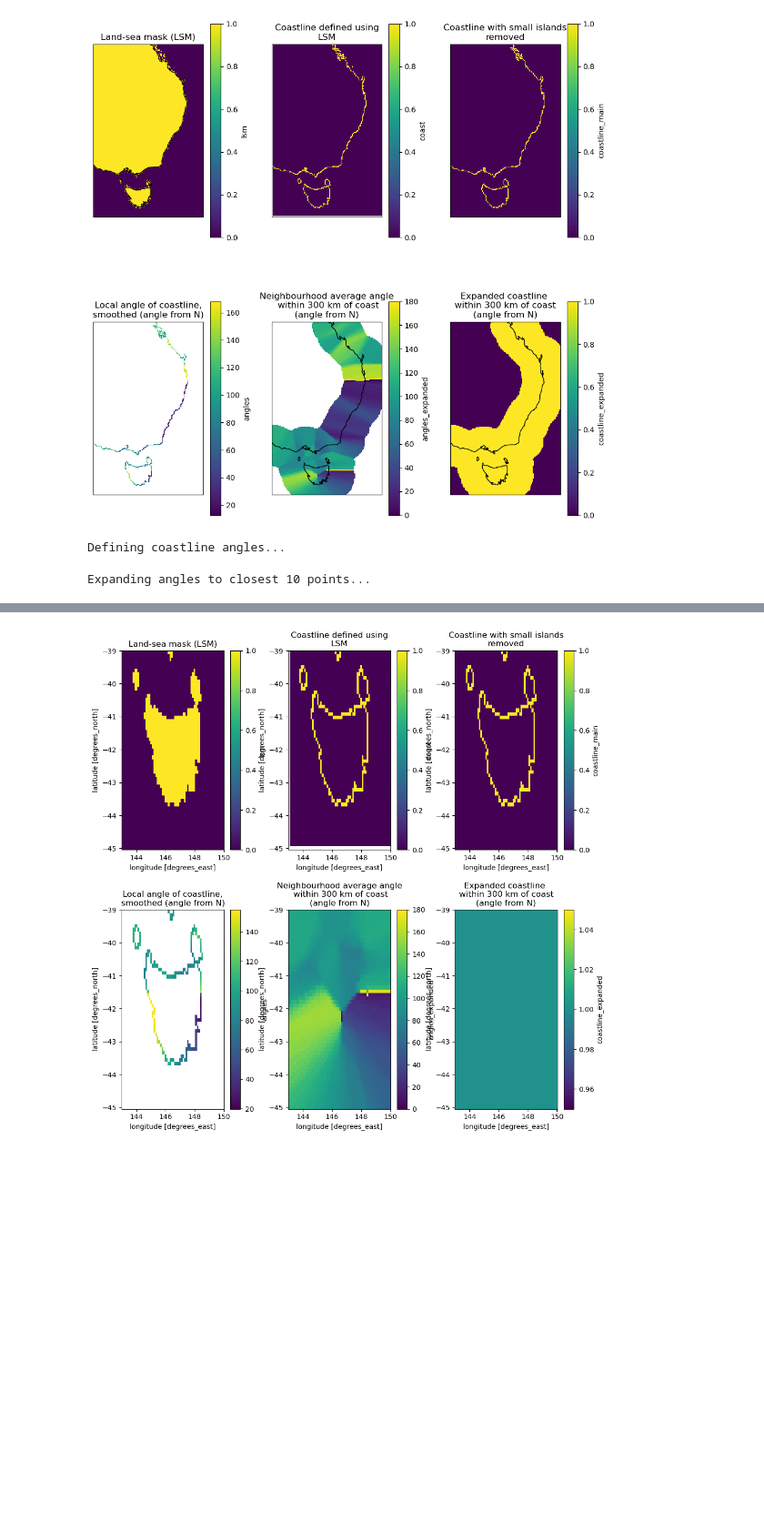
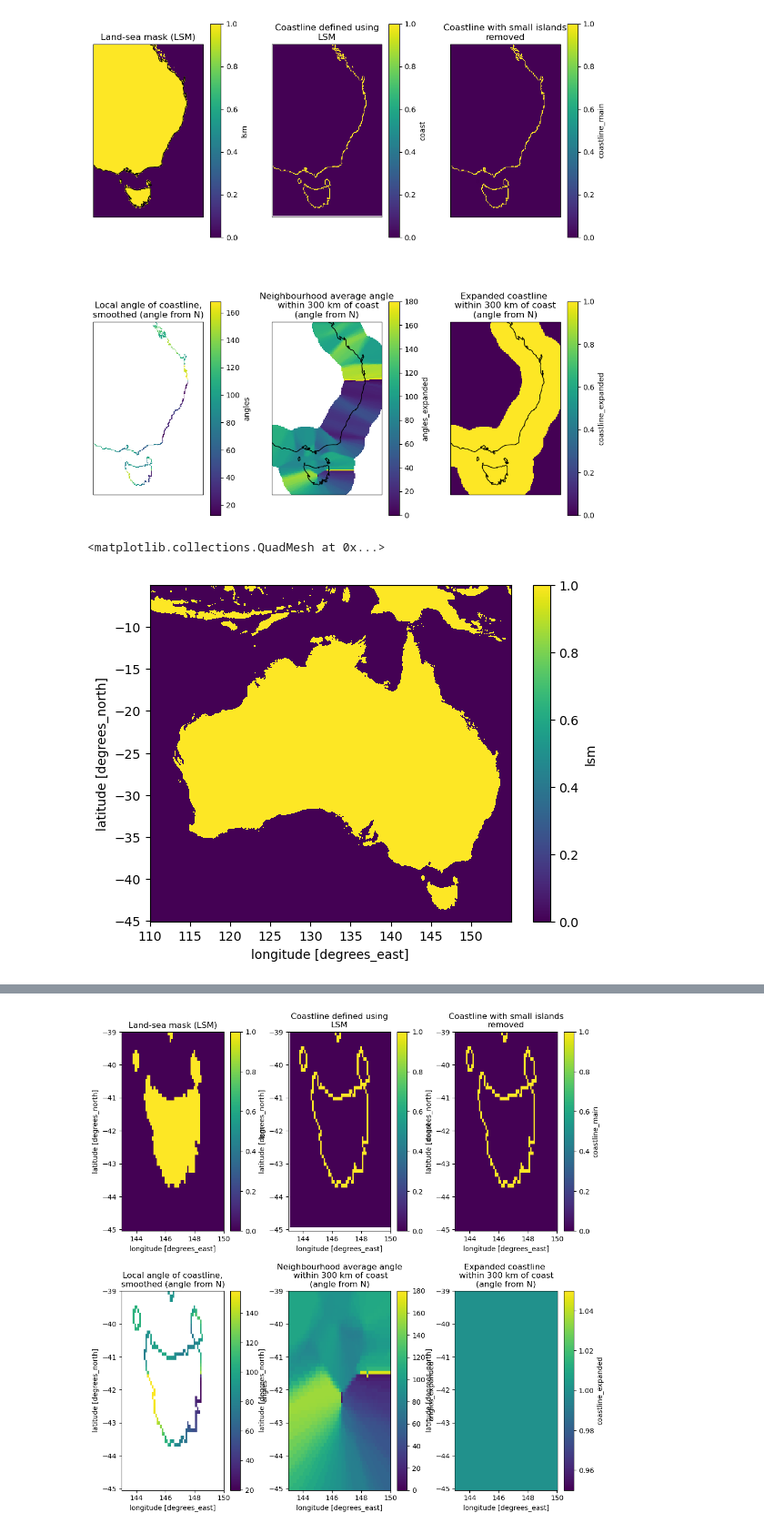
Before and after one commit to andrewbrown31/sea_breeze, a Jupyter notebook: barra_coastline.ipynb, the cells around one changed output, grey strips where cells are left out. Shown at 91% size. Saved outputs shown, nothing was run; the diff lists cells and outputs as text; code cells hidden in the pictures; blank space fills up the shorter version.

Commit message:
Coastline algorithm updates, obs data read

```diff
--- a/barra_coastline.ipynb
+++ b/barra_coastline.ipynb
@@ -87,9 +92,17 @@ plt.subplots_adjust(hspace=0.3,wspace=0.3)
 # %%
-lat_slice = slice(-45,-39)
-lon_slice = slice(143,150)
+lat_slice = slice(-45,-5)
+lon_slice = slice(110,155)
 orog, lsm = load_barra_static("AUS-11",lon_slice,lat_slice)
-lsm_ds = get_coastline(lsm)
-lsm_ds = get_coastline_angle(lsm_ds, R=300, N=10)
+#lsm_ds = get_coastline(lsm)
+#lsm_ds = get_coastline_angle(lsm_ds, R=300, N=10)
-# %% [output]
-Defining coastline angles...
-Expanding angles to closest 10 points...
+# %%
+coastline = (np.abs(((lsm.diff("lat")) + (lsm.diff("lon")))) >= 1)
+coastline = (np.abs(lsm.diff("lat")) + np.abs(lsm.diff("lon")))# >= 1
+lsm_dlon = lsm.diff("lon") + lsm.diff("lat")
+lsm_dlat = lsm.diff("lat")# + lsm.diff("lat")
+lsm_ds = xr.Dataset({"lsm":lsm,"coast":coastline,"lsm_dlon":lsm_dlon,"lsm_dlat":lsm_dlat})
+
+lsm_ds.lsm.plot()
+# %% [output]
+<matplotlib.collections.QuadMesh at 0x...>
+[figure, added]
```
Also changed, not shown: parts of 18 cells of this notebook, 2 other files.
